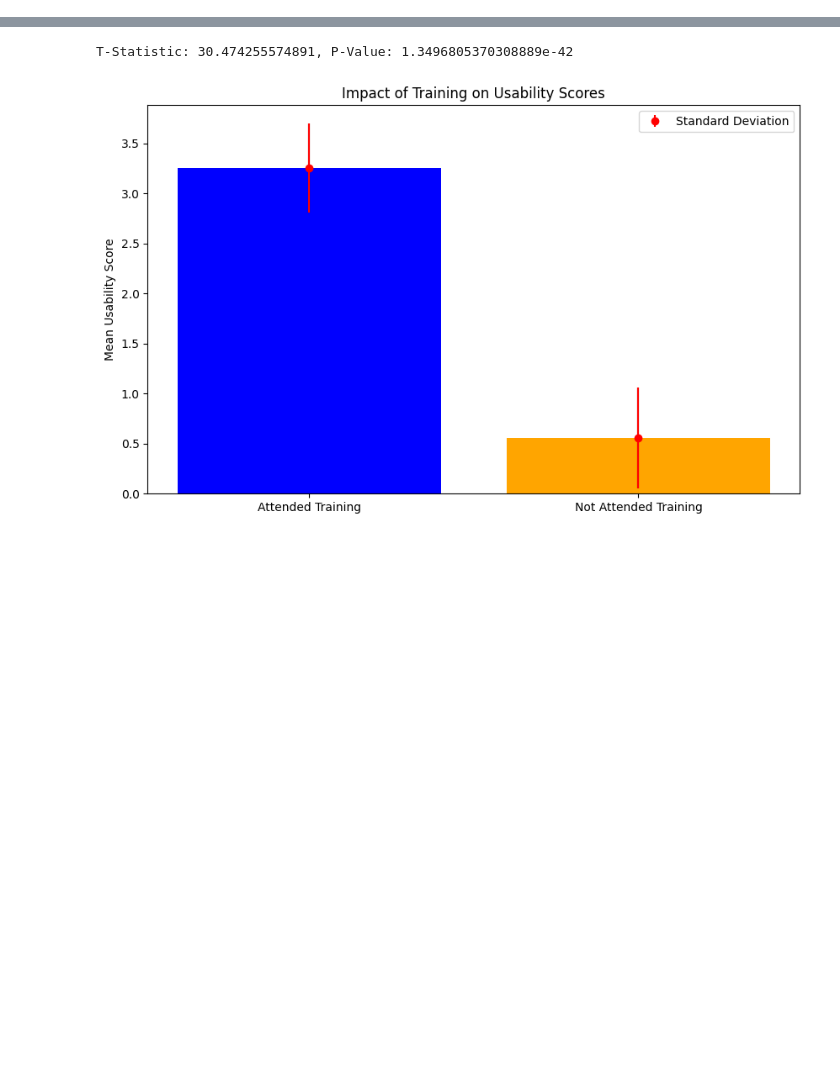
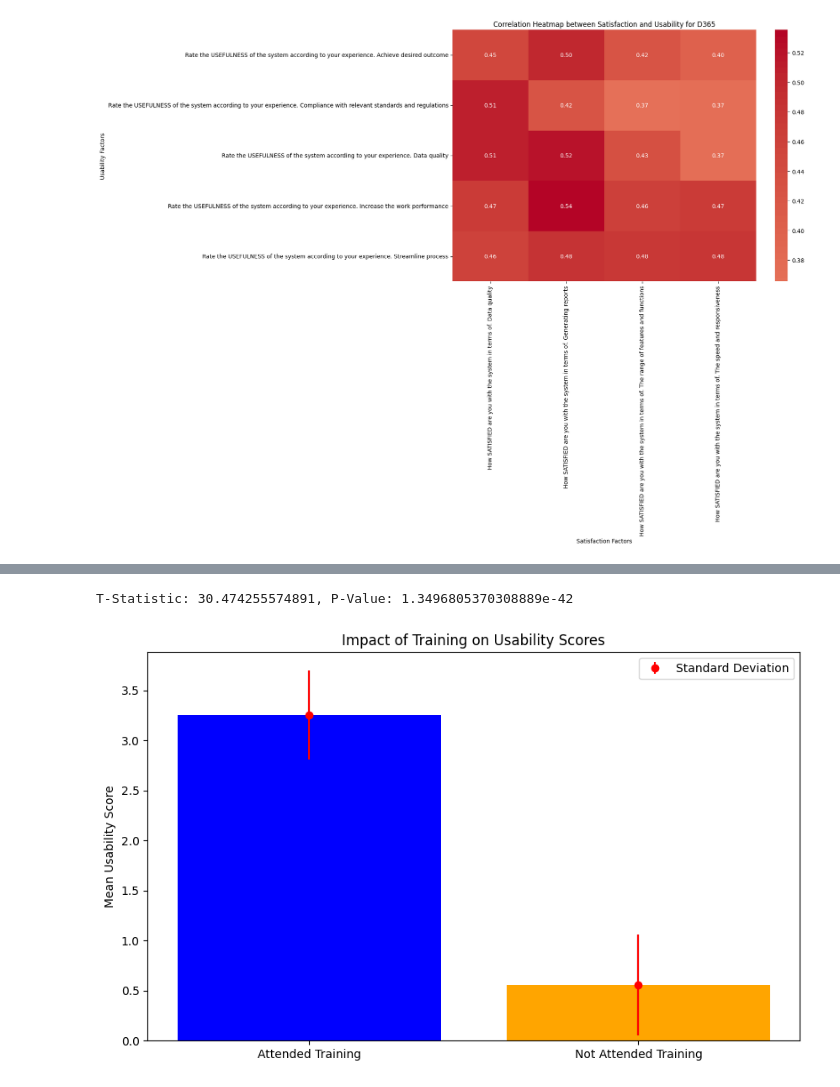
Before and after one commit to TrickBaker/NextGen, a Jupyter notebook: survey_analytics.ipynb, the cells around one changed output, grey strips where cells are left out. Saved outputs shown, nothing was run; the diff lists cells and outputs as text; code cells hidden in the pictures; blank space fills up the shorter version.

```diff
--- a/survey_analytics.ipynb
+++ b/survey_analytics.ipynb
@@ -222,0 +382,94 @@ Conclusion: Reject H0 - The UI/UX is not good enough in certain areas.
+# %%
+import pandas as pd
+from scipy.stats import ttest_rel
+
+# Column name for the system used as a reference
+system_column_name = 'Which system do you usually use for your daily tasks? Please use this system as the reference for other questions in this survey.'
+
+
+# Function to perform paired t-tests for given system data and column pairings
+def perform_paired_t_tests(data, system, satisfaction_columns, usability_columns, paired_columns):
+    print(f"Performing paired t-tests for system: {system}\n")
+
+    # Filter data for the specified system if necessary
+    system_data = data[data[system_column_name] == system]
+
+    # Set up the plot
+    fig, ax = plt.subplots(figsize=(10, len(paired_columns) * 2))
+    y_positions = range(len(paired_columns))
+
+    # Perform paired t-tests
+    results = []
+    for i, (sat_col, use_col) in enumerate(paired_columns):
+        # Ensure both columns have the same non-NA indices
+        common_idx = system_data[sat_col].notna() & system_data[use_col].notna()
+        sat_scores = system_data.loc[common_idx, sat_col]
+        use_scores = system_data.loc[common_idx, use_col]
+
+        # Perform the paired t-test
+        t_stat, p_value = ttest_rel(sat_scores, use_scores)
+
+        # Store results
+        results.append({'Test': f"{sat_col} vs. {use_col}",
+                        't-statistic': t_stat,
+                        'p-value': p_value,
+                        'Mean Difference': sat_scores.mean() - use_scores.mean()})
+
+        # Plot each test comparison
+        ax.barh(i, sat_scores.mean() - use_scores.mean(), color=('red' if p_value < 0.05 else 'green'))
+        ax.text(sat_scores.mean() - use_scores.mean(), i, f"p = {p_value:.4f}", va='center')
+
+    # Configure plot aesthetics
+    ax.set_yticks(y_positions)
+    ax.set_yticklabels([result['Test'] for result in results])
+    ax.set_xlabel('Mean Difference (Satisfaction - Usability)')
+    ax.set_title('Paired T-Test Mean Differences for Each Category')
+    plt.axvline(0, color='gray', linewidth=0.8)  # Line at zero difference
+    plt.show()
+
+    # Print results and conclusions
+    for result in results:
+        print(f"{result['Test']}: T-statistic = {result['t-statistic']:.2f}, P-value = {result['p-value']:.4f}")
+        if result['p-value'] < 0.05:
+            print("Conclusion: Reject H0 - Significant difference between satisfaction and usability scores.")
+        else:
+            print("Conclusion: Fail to Reject H0 - No significant difference between satisfaction and usability scores.")
+        print()
+
+
+
+# Example usage:
+
+# Define your column groups
+system_satisfaction_columns = [
+    'How SATISFIED are you with the system in terms of. Data quality',
+    'How SATISFIED are you with the system in terms of. Generating reports',
+    'How SATISFIED are you with the system in terms of. The range of features and functions',
+    'How SATISFIED are you with the system in terms of. The speed and responsiveness'
+]
+
+system_usability_columns = [
+    'How easy do you use the system?',
+    'Rate the EASE OF USE of the following feature according to your experience. Automated notifications',
+    'Rate the EASE OF USE of the following feature according to your experience. Checking Information',
+    'Rate the EASE OF USE of the following feature according to your experience. Customizable reporting tools',
+    'Rate the EASE OF USE of the following feature according to your experience. Data Input',
+    'Rate the EASE OF USE of the following feature according to your experience. Extract Data',
+    'Rate the EASE OF USE of the following feature according to your experience. Streamline process',
+    'Rate the EASE OF USE of the following feature according to your experience. Visualize reports'
+]
+
+# Define paired columns based on logical connections
+paired_columns = [
+    (system_satisfaction_columns[0], system_usability_columns[4]),  # Data quality vs. Data Input
+    (system_satisfaction_columns[1], system_usability_columns[7]),  # Generating reports vs. Visualize reports
+    (system_satisfaction_columns[2], system_usability_columns[2]),  # Range of features vs. Checking Information
+    (system_satisfaction_columns[3], system_usability_columns[6])   # Speed and responsiveness vs. Streamline process
+]
+
+# Sample data loading (Assuming data is preloaded into 'data')
+# data = pd.read_csv('your_data_file.csv')
+
+#perform_paired_t_tests(data, 'D365', system_satisfaction_columns, system_usability_columns, paired_columns)
+compute_correlations(data, 'D365', system_satisfaction_columns, system_usefulness_columns)
+# %% [output]
@@ -222,0 +477 @@ Conclusion: Reject H0 - The UI/UX is not good enough in certain areas.
+[figure, added]
```
Also changed, not shown: parts of 8 cells of this notebook, 3 other files.
